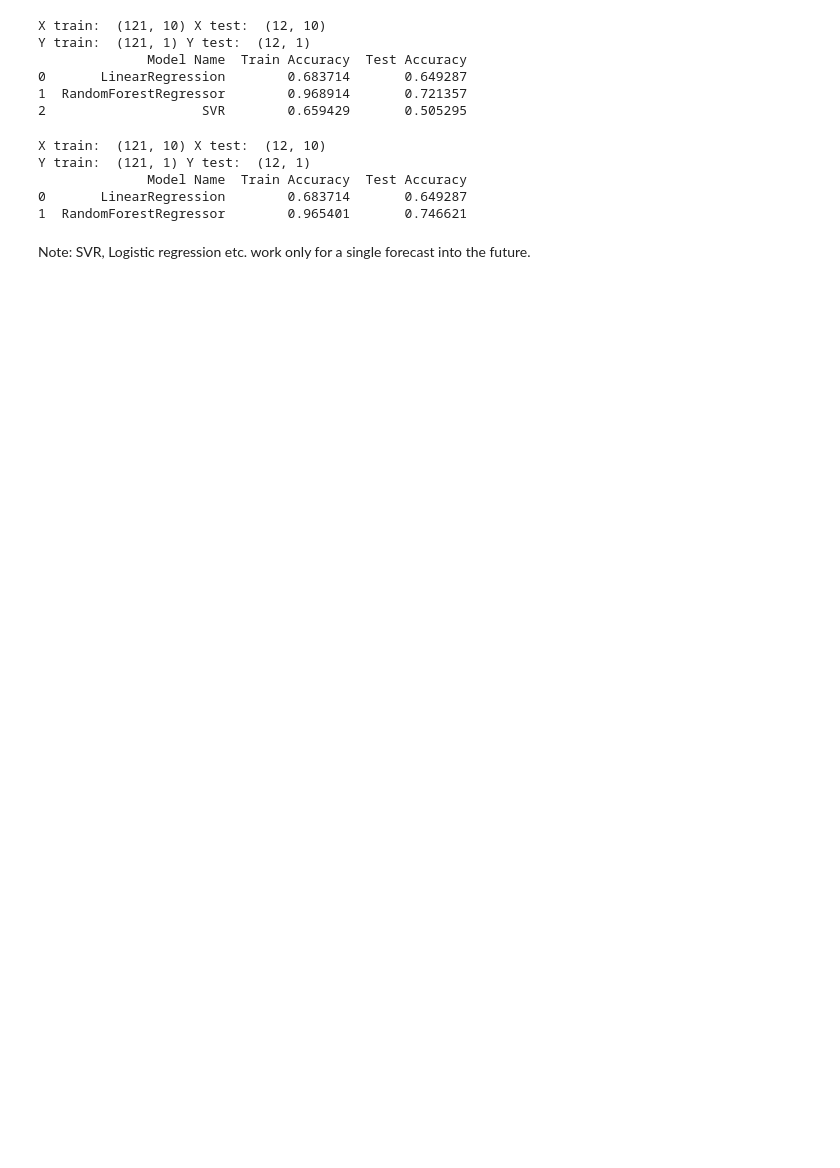
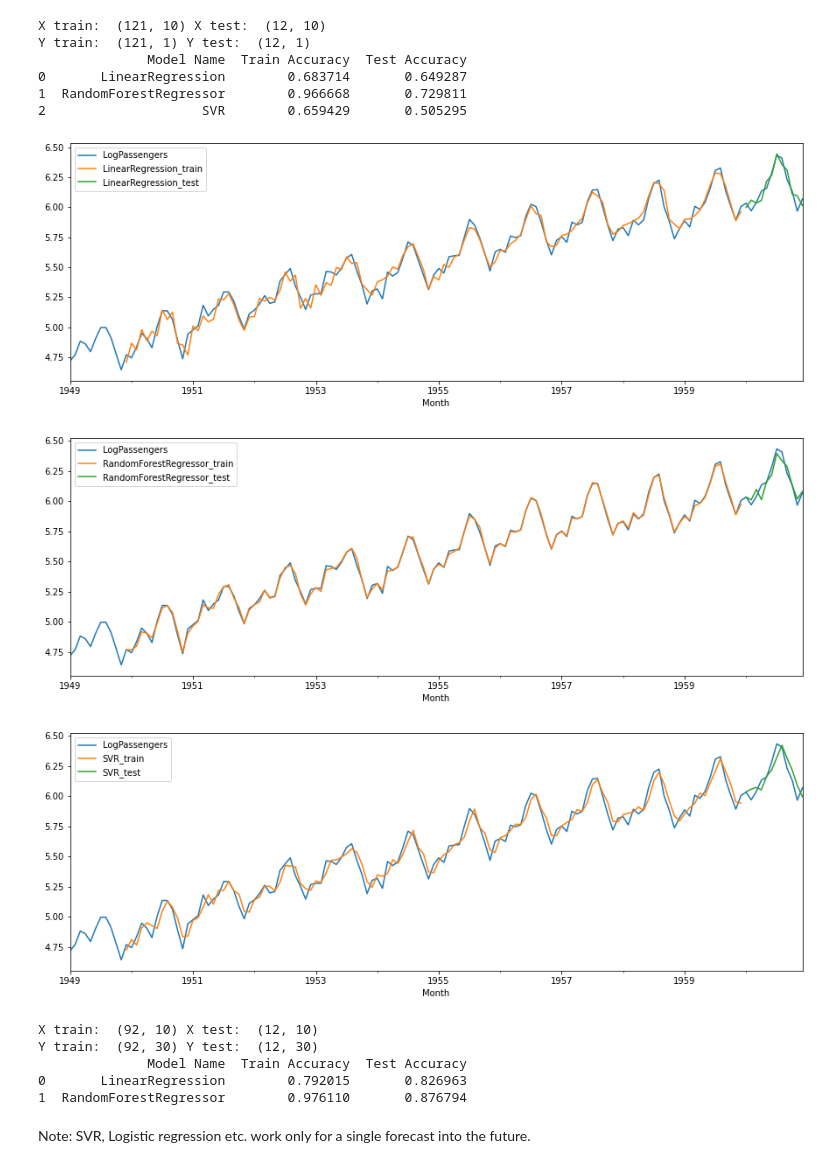
Before and after one commit to Nikita-Pardeshi/Time-Series-Analysis, a Jupyter notebook: ML models- Univariate Forecasting/ml_univariate_forecast.ipynb, the cells around one changed output. Cells and saved outputs as stored; diff of their text form; code cells hidden in the pictures; blank space fills up the shorter version.

Commit message:
plot graphs

```diff
--- a/ML models- Univariate Forecasting/ml_univariate_forecast.ipynb
+++ b/ML models- Univariate Forecasting/ml_univariate_forecast.ipynb
@@ -124,31 +160,36 @@ def N_step_forecast(model, data, target_column, Xtrain, Xtest, Ytrain, Ytest, n_
 # %%
 #define data set parameters- Univariate forecasting (SINGLE PREDICTOR COLUMN)
 dataset='airline_passengers.csv'
 index_column='Month'
 target_column='Passengers'
 
 # set parameters for forecasting
 lags= 10
 n_forecast= 1
 Ntest= 12
 
 # read the data set and apply train test split
 df = pd.read_csv(dataset, index_col=index_column, parse_dates=True)
 
 #split dataset into train test sets
 Xtrain, Ytrain, Xtest, Ytest = preprocessing(df, target_column, lags, n_forecast)
 
-
 #forecast
 forecast_results= N_step_forecast([LinearRegression(), RandomForestRegressor(), SVR()], df,
-target_column, Xtrain, Xtest, Ytrain, Ytest, n_forecast)
+target_column, Xtrain, Xtest, Ytrain, Ytest, n_forecast, lags)
+
+# forecast_results= N_step_forecast(LinearRegression(), df,
+# target_column, Xtrain, Xtest, Ytrain, Ytest, n_forecast, lags)
 # %% [output]
 X train:  (121, 10) X test:  (12, 10)
 Y train:  (121, 1) Y test:  (12, 1)
               Model Name  Train Accuracy  Test Accuracy
 0       LinearRegression        0.683714       0.649287
-1  RandomForestRegressor        0.968914       0.721357
+1  RandomForestRegressor        0.966668       0.729811
 2                    SVR        0.659429       0.505295
+[figure, added]
+[figure, added]
+[figure, added]
 # %%
 n_forecast= 30
 
@@ -157,12 +198,12 @@ Xtrain, Ytrain, Xtest, Ytest = preprocessing(df, target_column, lags, n_forecast
 
 #forecast
 forecast_results= N_step_forecast([LinearRegression(), RandomForestRegressor()], df,
-target_column, Xtrain, Xtest, Ytrain, Ytest, n_forecast)
+target_column, Xtrain, Xtest, Ytrain, Ytest, n_forecast, lags)
 # %% [output]
-X train:  (121, 10) X test:  (12, 10)
-Y train:  (121, 1) Y test:  (12, 1)
+X train:  (92, 10) X test:  (12, 10)
+Y train:  (92, 30) Y test:  (12, 30)
               Model Name  Train Accuracy  Test Accuracy
-0       LinearRegression        0.683714       0.649287
-1  RandomForestRegressor        0.965401       0.746621
+0       LinearRegression        0.792015       0.826963
+1  RandomForestRegressor        0.976110       0.876794
 # %% [markdown]
 Note: SVR, Logistic regression etc. work only for a single forecast into the future.
```
Also changed, not shown: parts of 1 cell of this notebook.
